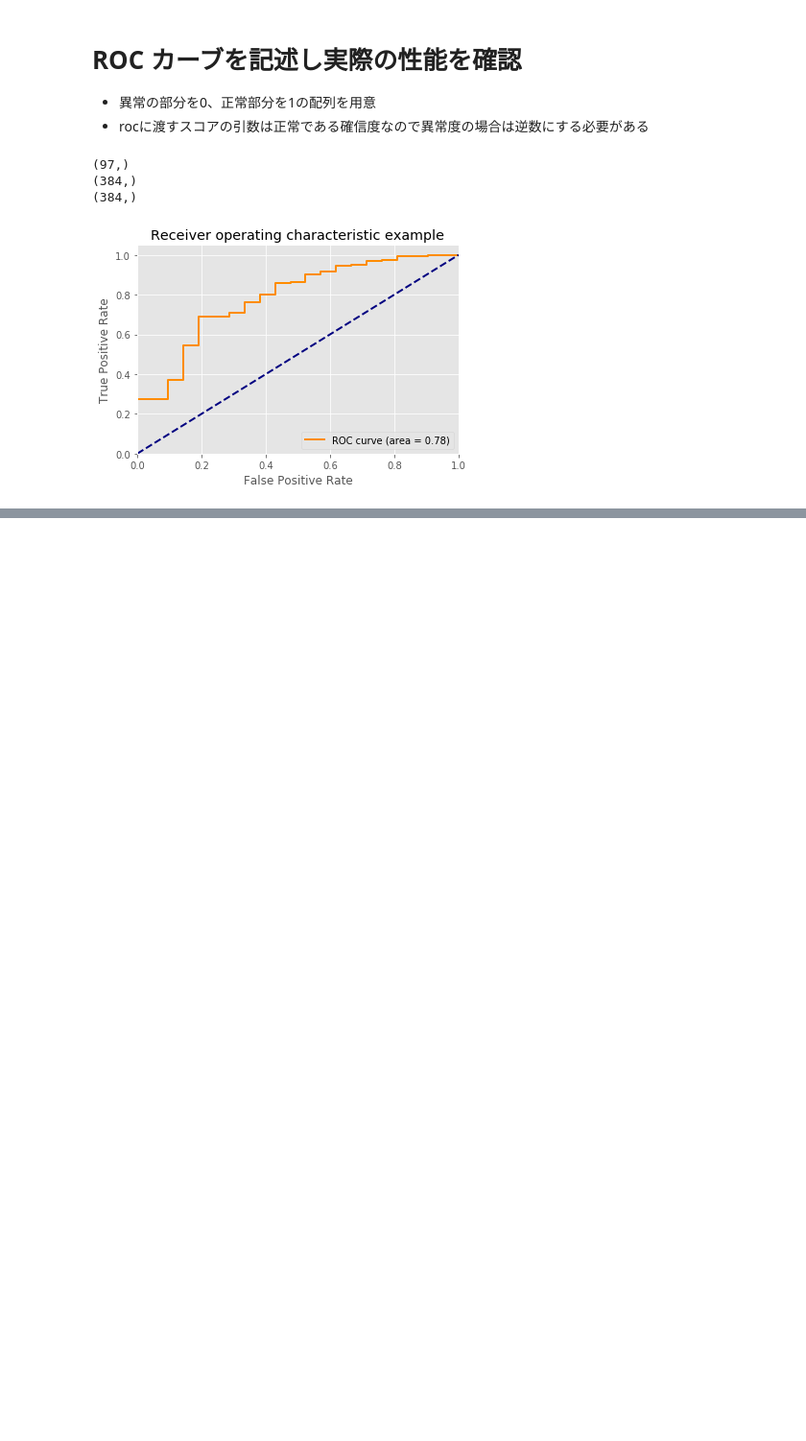
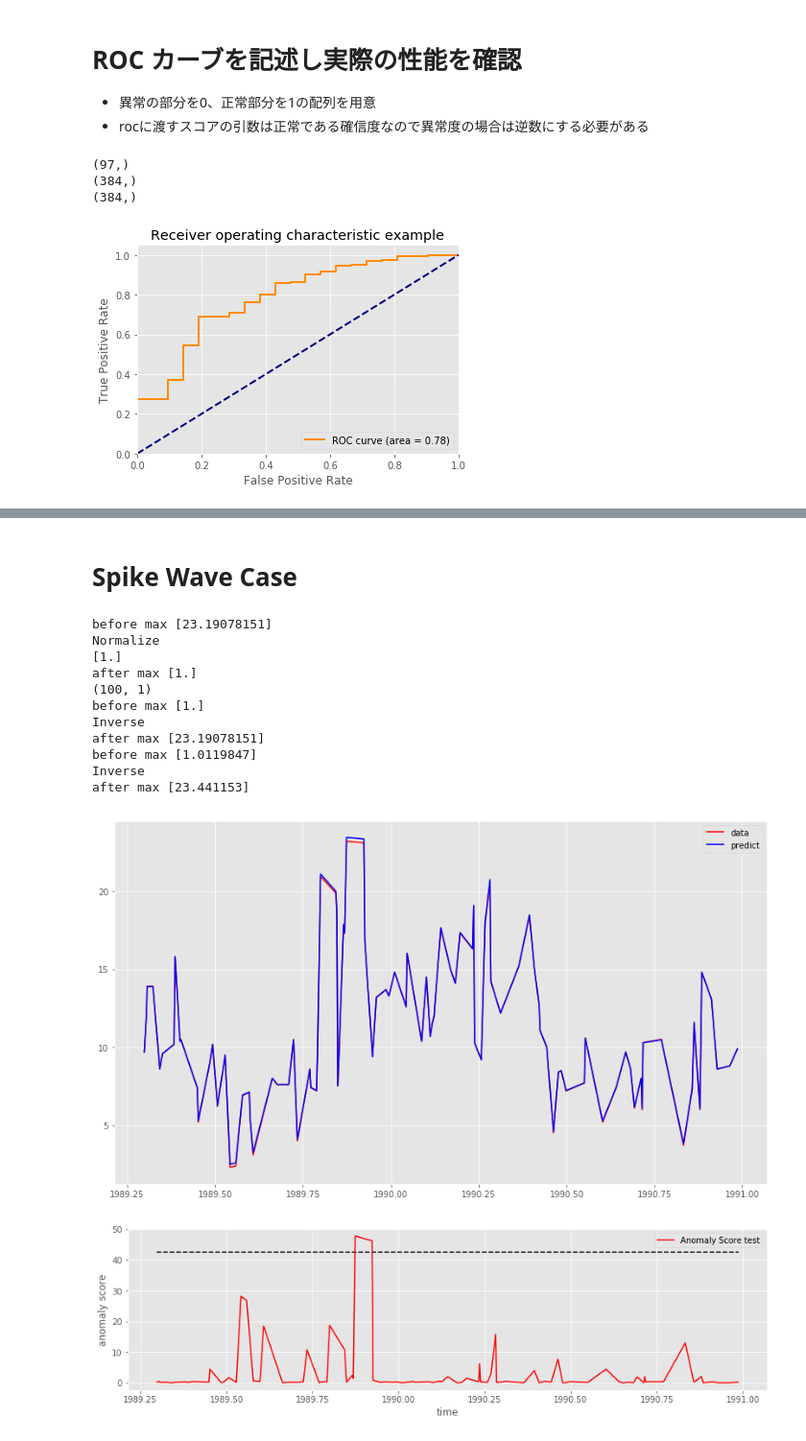
Before and after one commit to SnowMasaya/time_series_anomaly_detect_hands_on, a Jupyter notebook: advanced/time_series_anomaly_detect_keras.ipynb, the cells around one changed output, grey strips where cells are left out. Shown at 96% size. Drawn from its saved outputs; the diff is of its cells as text; code cells hidden in the pictures; blank space fills up the shorter version.

```diff
--- a/advanced/time_series_anomaly_detect_keras.ipynb
+++ b/advanced/time_series_anomaly_detect_keras.ipynb
@@ -729,0 +834,26 @@ plt.show()
+# %% [markdown]
+# Spike Wave Case
+# %%
+anomaly_spike = spike_X.copy()
+
+anomaly_spike, scaler_test_spike = prepare_data(anomaly_spike, time_steps)
+
+predict_test, anomaly_spike_scale = predict_model_show_graph(X_test_day[window + 1:], anomaly_spike, scaler_test_spike)
+
+mse_value_test_spike = calculate_mse(anomaly_spike_scale, predict_test, mse_value_variance)
+
+show_graph_threshold(X_test_day[window + 1:], mse_value_test_spike, threshold, 'Anomaly Score test Spike', "r")
+# %% [output]
+before max [23.19078151]
+Normalize
+[1.]
+after max [1.]
+(100, 1)
+before max [1.]
+Inverse
+after max [23.19078151]
+before max [1.0119847]
+Inverse
+after max [23.441153]
+[figure, added]
+[figure, added]
```
Also changed, not shown: parts of 14 cells of this notebook.
